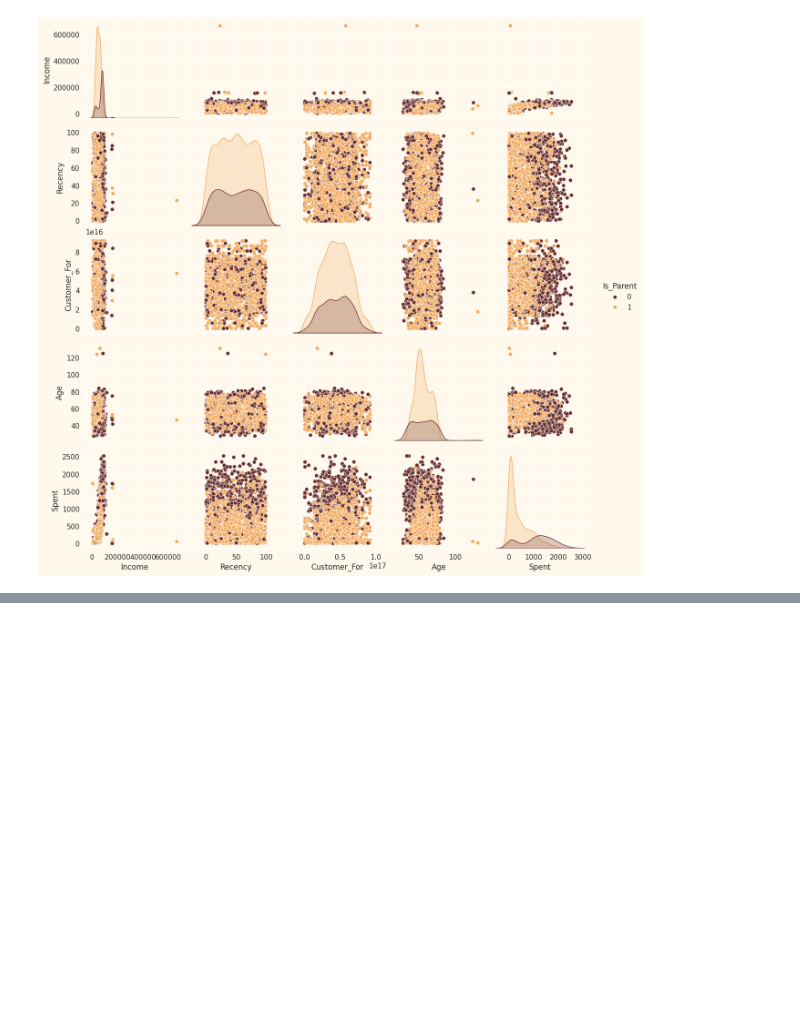
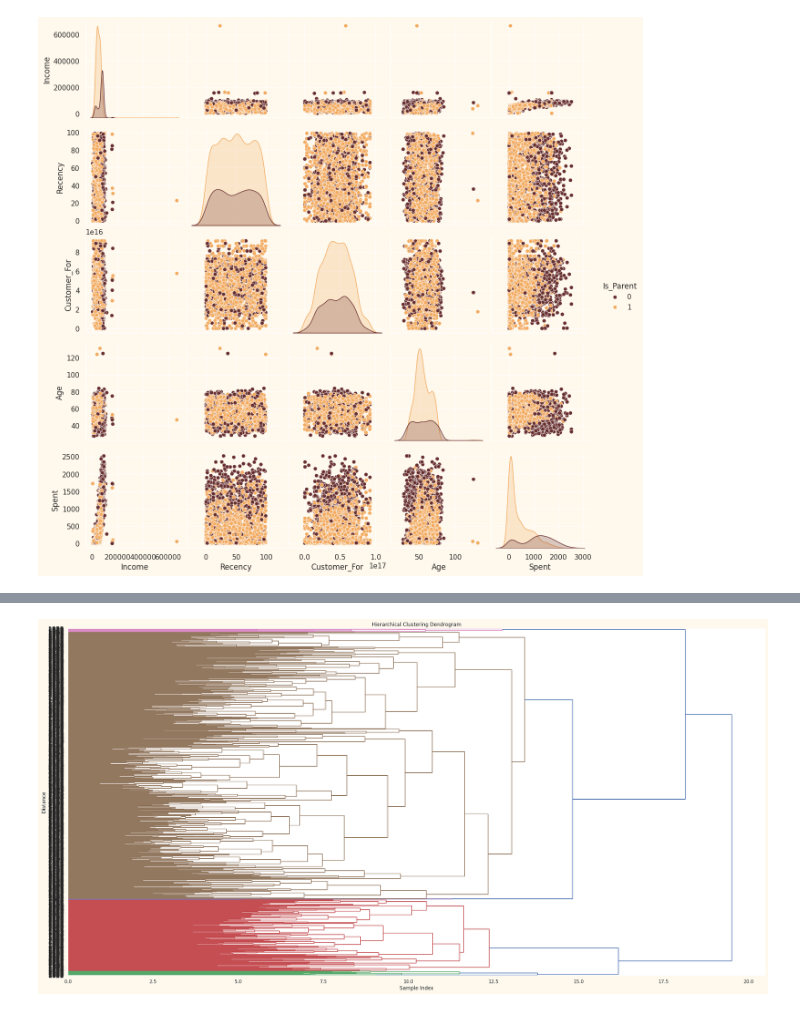
Before and after one commit to anas1IA/Learning_non_supervised-, a Jupyter notebook: Tp_unsupervised_learning.ipynb, the cells around one changed output, grey strips where cells are left out. Saved outputs shown, nothing was run; the diff lists cells and outputs as text; code cells hidden in the pictures; blank space fills up the shorter version.

```diff
--- a/Tp_unsupervised_learning.ipynb
+++ b/Tp_unsupervised_learning.ipynb
@@ -231,0 +385,3 @@ Reletive Plot Of Some Selected Features: A Data Subset
+# %%
+for j  in whiten_numeric.columns :
+  print([j, whiten_numeric[j].std()])
@@ -231,0 +406,9 @@ Reletive Plot Of Some Selected Features: A Data Subset
+# %%
+# List of all distance metrics
+dict_pdist  = {}
+distance_metrics = ['euclidean', 'minkowski', 'cityblock', 'chebyshev', 'hamming',
+                    'canberra', 'braycurtis', 'mahalanobis', 'cosine', 'correlation',
+                    'jaccard', 'dice', 'rogerstanimoto', 'russellrao',
+                    'sokalmichener', 'sokalsneath', 'yule']
+for j in distance_metrics :
+  dict_pdist[j] = pdist(whiten_numeric, metric = j)
@@ -231,0 +454,8 @@ Reletive Plot Of Some Selected Features: A Data Subset
+# %%
+dict_linkage  = {}
+# # linkage_methods = ['single', 'complete', 'average', 'weighted', 'centroid', 'median', 'ward']
+# # for j  in  distance_metrics :
+# #   for k  in linkage_methods :
+#     dict_linkage[j+'_'+k] = linkage(dict_pdist[j],method = k,metric = j,optimal_ordering = False)
+# %%
+dict_linkage['eucldien_complite'] = linkage(dict_pdist['euclidean'] ,method ='complete', optimal_ordering = True)
@@ -231,0 +472,10 @@ Reletive Plot Of Some Selected Features: A Data Subset
+# %%
+
+plt.figure(figsize=(30,15))
+dendrogram(dict_linkage['eucldien_complite'],labels=whiten_numeric.index,orientation='right',leaf_font_size=15)
+plt.title('Hierarchical Clustering Dendrogram')
+plt.xlabel('Sample Index')
+plt.ylabel('Distance')
+plt.show()
+# %% [output]
+[figure, added]
```
Also changed, not shown: parts of 20 cells of this notebook.
